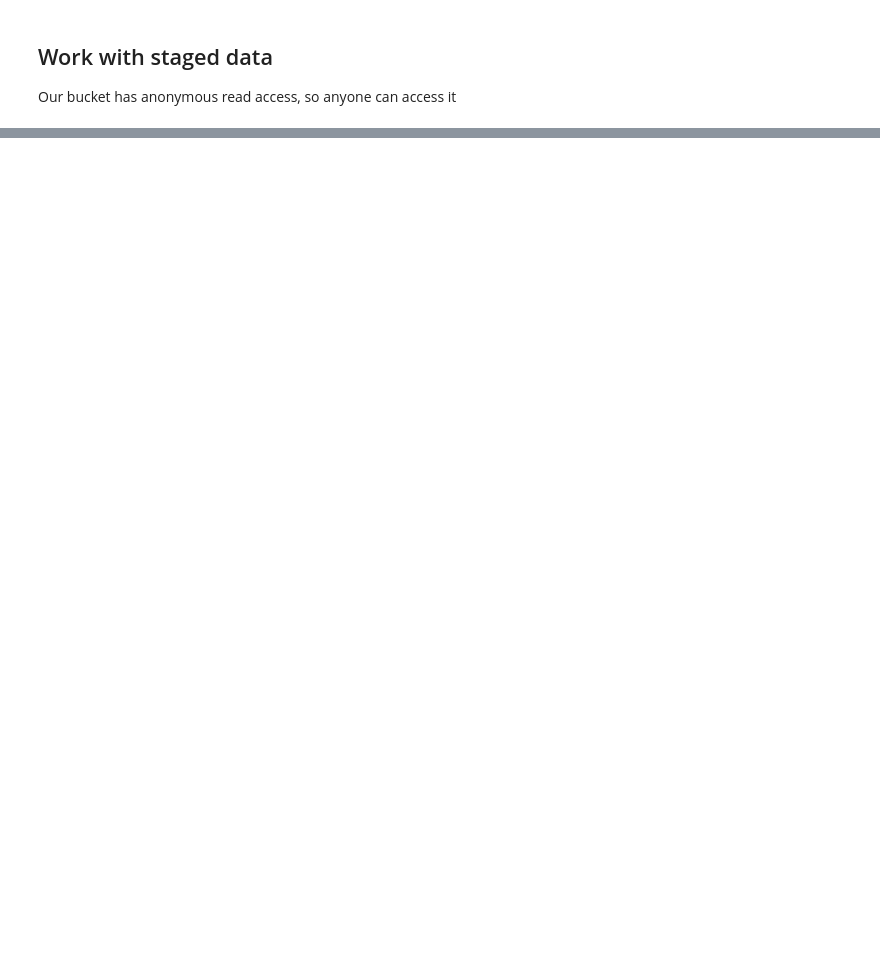
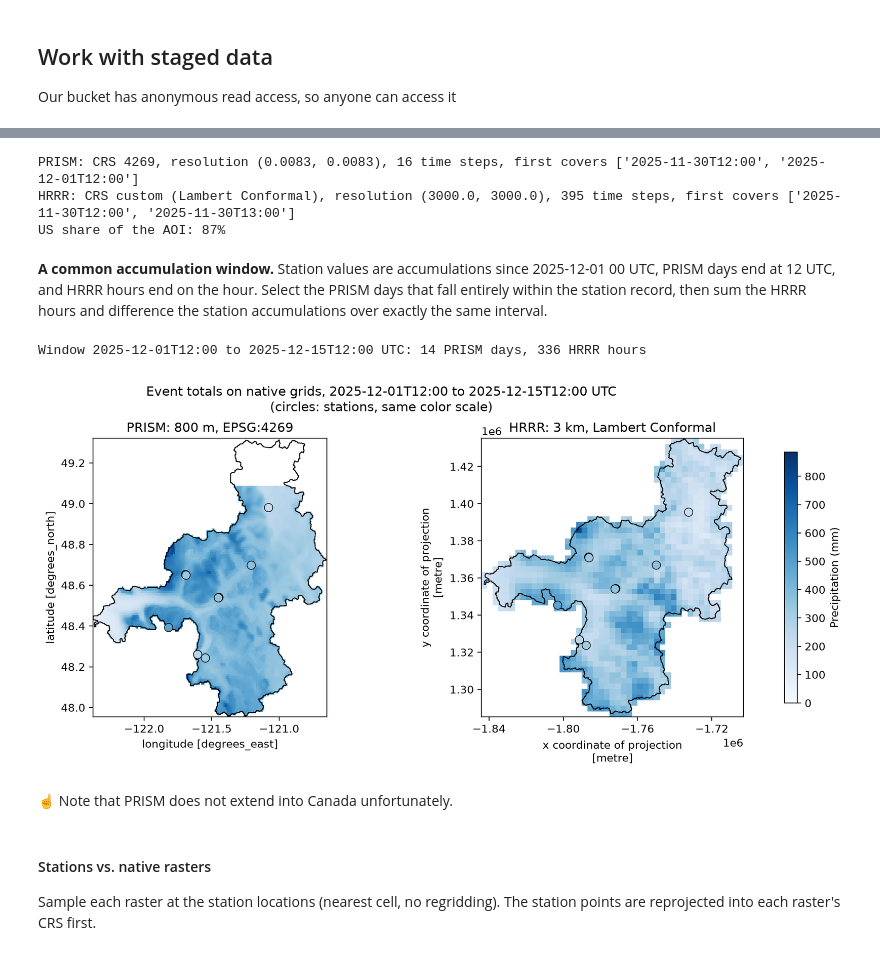
Before and after one commit to gaia-hazlab/gaia-cli, a Jupyter notebook: precip-example.ipynb, the cells around one changed output, grey strips where cells are left out. Saved outputs shown, nothing was run; the diff lists cells and outputs as text; code cells hidden in the pictures; blank space fills up the shorter version.

Commit message:
a much better example notebook with rendered outputs

```diff
--- a/precip-example.ipynb
+++ b/precip-example.ipynb
@@ -171,0 +189,72 @@ plt.suptitle("Skagit Precip 12/1/2025 - 12/15/2025", fontsize=12, y=1.04);
+# %%
+prism = DT["prism"].to_dataset()
+hrrr = DT["hrrr"].to_dataset()
+
+for name, ds in [("PRISM", prism), ("HRRR", hrrr)]:
+    crs = ds.rio.crs
+    first = [str(t)[:16] for t in ds.time_bounds.values[0]]
+    print(
+        f"{name}: CRS {crs.to_epsg() or 'custom (Lambert Conformal)'}, "
+        f"resolution {tuple(round(abs(r), 4) for r in ds.rio.resolution())}, "
+        f"{ds.sizes['time']} time steps, first covers {first}"
+    )
+
+# PRISM covers the conterminous US only: the Skagit headwaters north of 49°N (British Columbia)
+# have no PRISM data. Basin means below use the US part of the AOI so both products cover the same area.
+from shapely.geometry import box
+
+aoi_us = aoi.clip(box(-180, 0, 180, 49.0))
+share = aoi_us.to_crs("EPSG:5070").area.sum() / aoi.to_crs("EPSG:5070").area.sum()
+print(f"US share of the AOI: {share:.0%}")
+# %% [output]
+PRISM: CRS 4269, resolution (0.0083, 0.0083), 16 time steps, first covers ['2025-11-30T12:00', '2025-12-01T12:00']
+HRRR: CRS custom (Lambert Conformal), resolution (3000.0, 3000.0), 395 time steps, first covers ['2025-11-30T12:00', '2025-11-30T13:00']
+US share of the AOI: 87%
+# %% [markdown]
+**A common accumulation window.** Station values are accumulations since 2025-12-01 00 UTC, PRISM days end at 12 UTC, and HRRR hours end on the hour. Select the PRISM days that fall entirely within the station record, then sum the HRRR hours and difference the station accumulations over exactly the same interval.
+# %%
+# PRISM days that lie entirely within the station record
+st_t0, st_t1 = DS_stations.time.values[[0, -1]]
+pb = prism.time_bounds.values
+days = (pb[:, 0] >= st_t0) & (pb[:, 1] <= st_t1)
+t0, t1 = pb[days, 0].min(), pb[days, 1].max()
+
+# HRRR hours inside the same window
+hb = hrrr.time_bounds.values
+hours = (hb[:, 0] >= t0) & (hb[:, 1] <= t1)
+
+prism_total = prism.precipitation.isel(time=days).sum("time", min_count=1)
+hrrr_total = hrrr.precipitation.isel(time=hours).sum("time", min_count=1)
+station_total = DS_stations.precipitation.sel(time=t1) - DS_stations.precipitation.sel(time=t0)
+
+window = f"{str(t0)[:16]} to {str(t1)[:16]} UTC"
+print(f"Window {window}: {days.sum()} PRISM days, {hours.sum()} HRRR hours")
+# %% [output]
+Window 2025-12-01T12:00 to 2025-12-15T12:00 UTC: 14 PRISM days, 336 HRRR hours
+# %%
+COLORS = {"PRISM": "#2a78d6", "HRRR": "#eb6834"}  # fixed identity colors for the whole notebook
+
+vmax = float(max(prism_total.max(), hrrr_total.max()))
+fig, axes = plt.subplots(1, 2, figsize=(12, 5), layout="constrained")
+panels = [("PRISM: 800 m, EPSG:4269", prism_total), ("HRRR: 3 km, Lambert Conformal", hrrr_total)]
+for ax, (title, total) in zip(axes, panels):
+    crs = total.rio.crs
+    im = total.plot.imshow(ax=ax, cmap="Blues", vmin=0, vmax=vmax, add_colorbar=False)
+    aoi.to_crs(crs).plot(ax=ax, facecolor="none", edgecolor="k", linewidth=0.8)
+    xy = gpd.GeoSeries(DS_stations.geometry.values, crs="EPSG:4326").to_crs(crs)
+    ax.scatter(xy.x, xy.y, c=station_total, cmap="Blues", vmin=0, vmax=vmax,
+               s=60, edgecolor="k", linewidth=0.6)
+    # degrees are not square on the ground; scale lon by cos(lat) for geographic grids
+    ax.set_aspect(1 / np.cos(np.deg2rad(48.5)) if crs.is_geographic else "equal")
+    ax.set_title(title)
+    ax.xaxis.set_major_locator(plt.MaxNLocator(4))
+fig.colorbar(im, ax=axes, label="Precipitation (mm)", shrink=0.9)
+fig.suptitle(f"Event totals on native grids, {window}\n(circles: stations, same color scale)");
+# %% [output]
+[figure, added]
+# %% [markdown]
+☝️ Note that PRISM does not extend into Canada unfortunately.
+# %% [markdown]
+#### Stations vs. native rasters
+
+Sample each raster at the station locations (nearest cell, no regridding). The station points are reprojected into each raster's CRS first.
```
Also changed, not shown: parts of 32 cells of this notebook.
